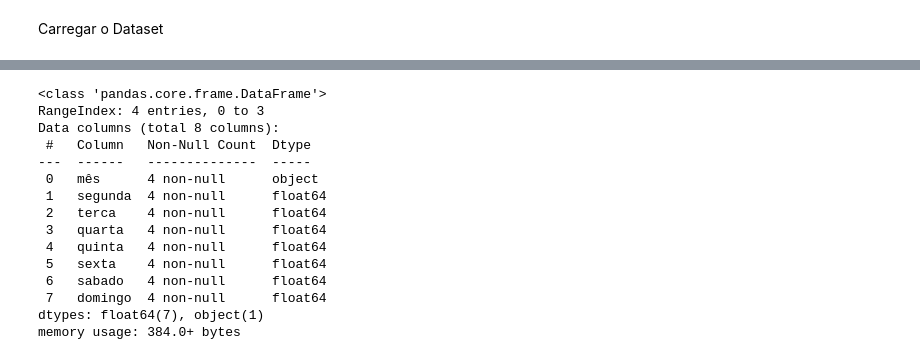
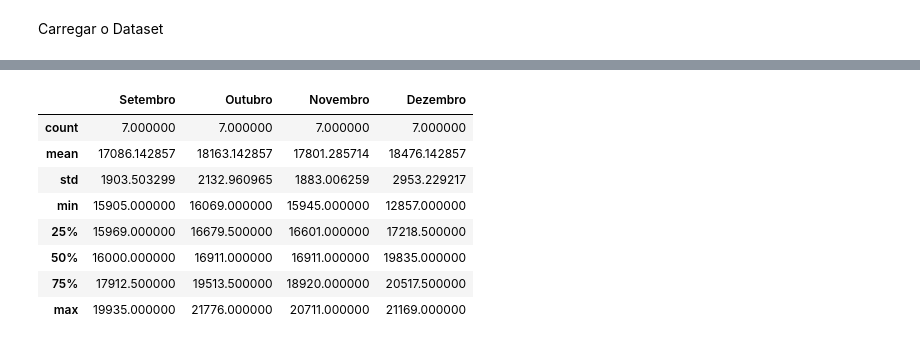
Before and after one commit to a21803339/TFC-DEISI345-Estudo_de_Chamadas_de_Emergencia, a Jupyter notebook: Código TFC.ipynb, the cells around one changed output, grey strips where cells are left out. Saved outputs shown, nothing was run; the diff lists cells and outputs as text; code cells hidden in the pictures.

```diff
--- a/Código TFC.ipynb
+++ b/Código TFC.ipynb
@@ -14,19 +30,13 @@ db = pd.read_csv('data/Dados_2022.csv', encoding='latin-1')
-# %%
-db.info()
-# %% [output]
-<class 'pandas.core.frame.DataFrame'>
-RangeIndex: 4 entries, 0 to 3
-Data columns (total 8 columns):
- #   Column   Non-Null Count  Dtype
----  ------   --------------  -----
- 0   mês      4 non-null      object
- 1   segunda  4 non-null      float64
- 2   terca    4 non-null      float64
- 3   quarta   4 non-null      float64
- 4   quinta   4 non-null      float64
- 5   sexta    4 non-null      float64
- 6   sabado   4 non-null      float64
- 7   domingo  4 non-null      float64
-dtypes: float64(7), object(1)
-memory usage: 384.0+ bytes
+# %%
+df.describe()
+# %% [output]
+|  | Setembro | Outubro | Novembro | Dezembro |
+| count | 7.000000 | 7.000000 | 7.000000 | 7.000000 |
+| mean | 17086.142857 | 18163.142857 | 17801.285714 | 18476.142857 |
+| std | 1903.503299 | 2132.960965 | 1883.006259 | 2953.229217 |
+| min | 15905.000000 | 16069.000000 | 15945.000000 | 12857.000000 |
+| 25% | 15969.000000 | 16679.500000 | 16601.000000 | 17218.500000 |
+| 50% | 16000.000000 | 16911.000000 | 16911.000000 | 19835.000000 |
+| 75% | 17912.500000 | 19513.500000 | 18920.000000 | 20517.500000 |
+| max | 19935.000000 | 21776.000000 | 20711.000000 | 21169.000000 |
 # %%
```
Also changed, not shown: parts of 5 cells of this notebook, 3 other files.
